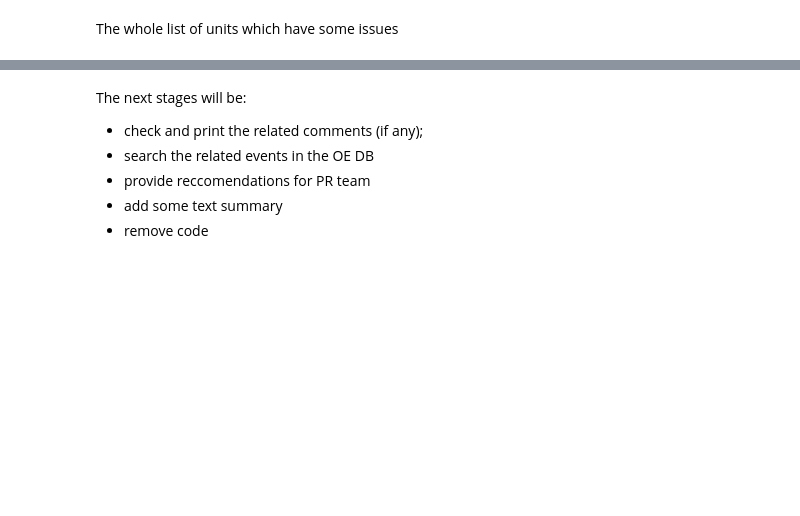
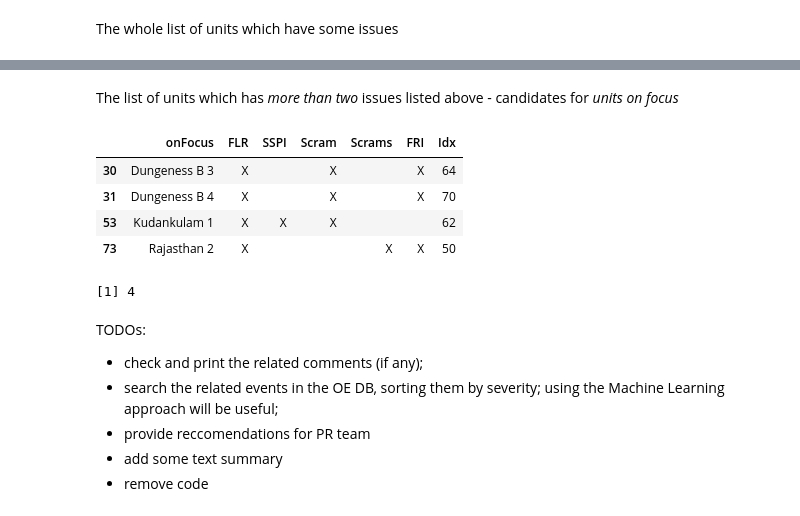
Before and after one commit to turbaevsky/indicators, a Jupyter notebook: InDepthAnalysis.ipynb, the cells around one changed output, grey strips where cells are left out. Saved outputs shown, nothing was run; the diff lists cells and outputs as text; code cells hidden in the pictures; blank space fills up the shorter version.

```diff
--- a/InDepthAnalysis.ipynb
+++ b/InDepthAnalysis.ipynb
@@ -102,7 +143,25 @@ write.csv(df,'onFocus.csv')
+# %% [markdown]
+The list of units which has *more than two* issues listed above - candidates for *units on focus*
+# %%
+df3 <- data.frame()
+for (n in 1:length(df[,1])){
+    if (length(which(df[n,]=='X'))>=3)
+        df3 <- rbind(df3,df[n,])
+        }
+df3
+write.csv(df3,'onFocusVeryShort.csv')
+length(df3[,1])
+# %% [output]
+|  | onFocus | FLR | SSPI | Scram | Scrams | FRI | Idx |
+| 30 | Dungeness B 3 | X |  | X |  | X | 64 |
+| 31 | Dungeness B 4 | X |  | X |  | X | 70 |
+| 53 | Kudankulam 1 | X | X | X |  |  | 62 |
+| 73 | Rajasthan 2 | X |  |  | X | X | 50 |
+[1] 4
 # %% [markdown]
-The next stages will be:
+TODOs:
 - check and print the related comments (if any);
-- search the related events in the OE DB
+- search the related events in the OE DB, sorting them by severity; using the Machine Learning approach will be useful;
 - provide reccomendations for PR team
 - add some text summary
 - remove code
```
Also changed, not shown: parts of 8 cells of this notebook, 2 other files.
